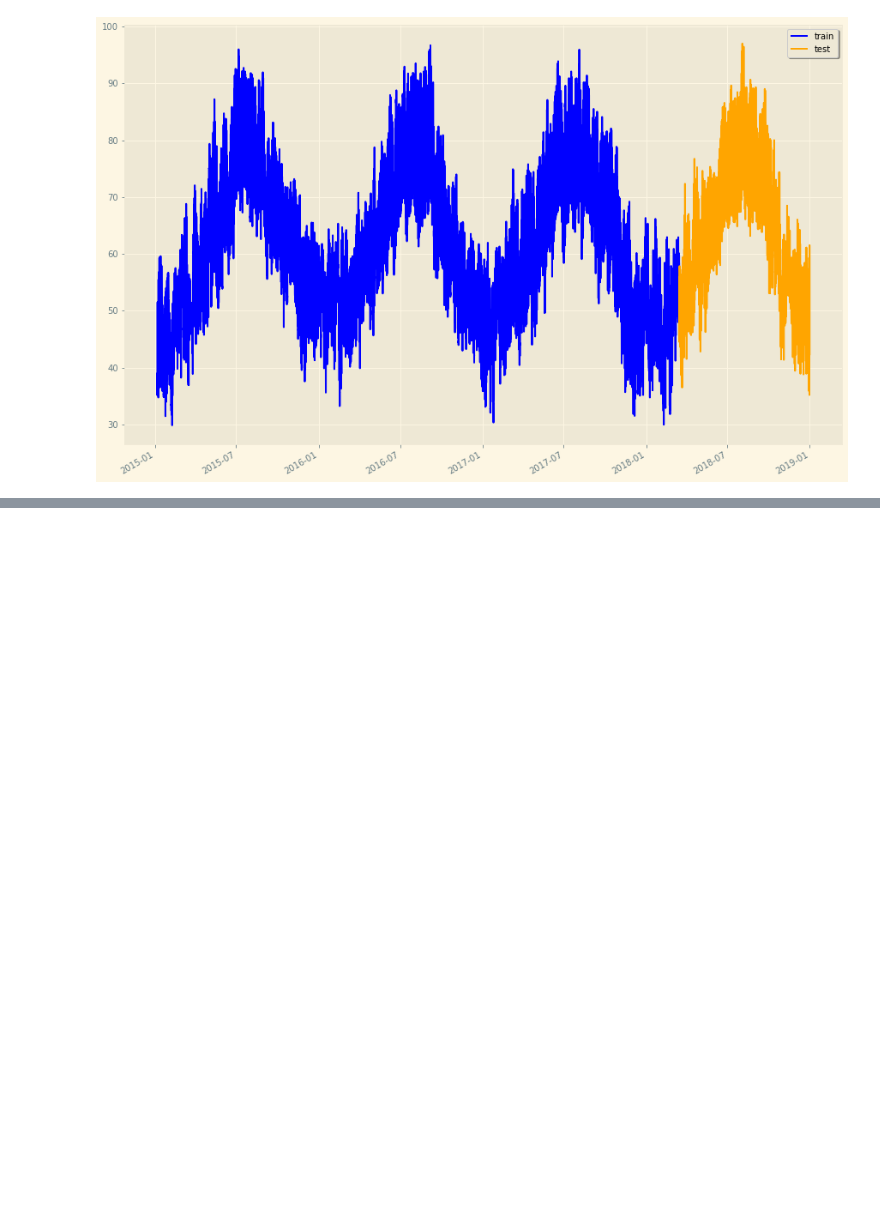
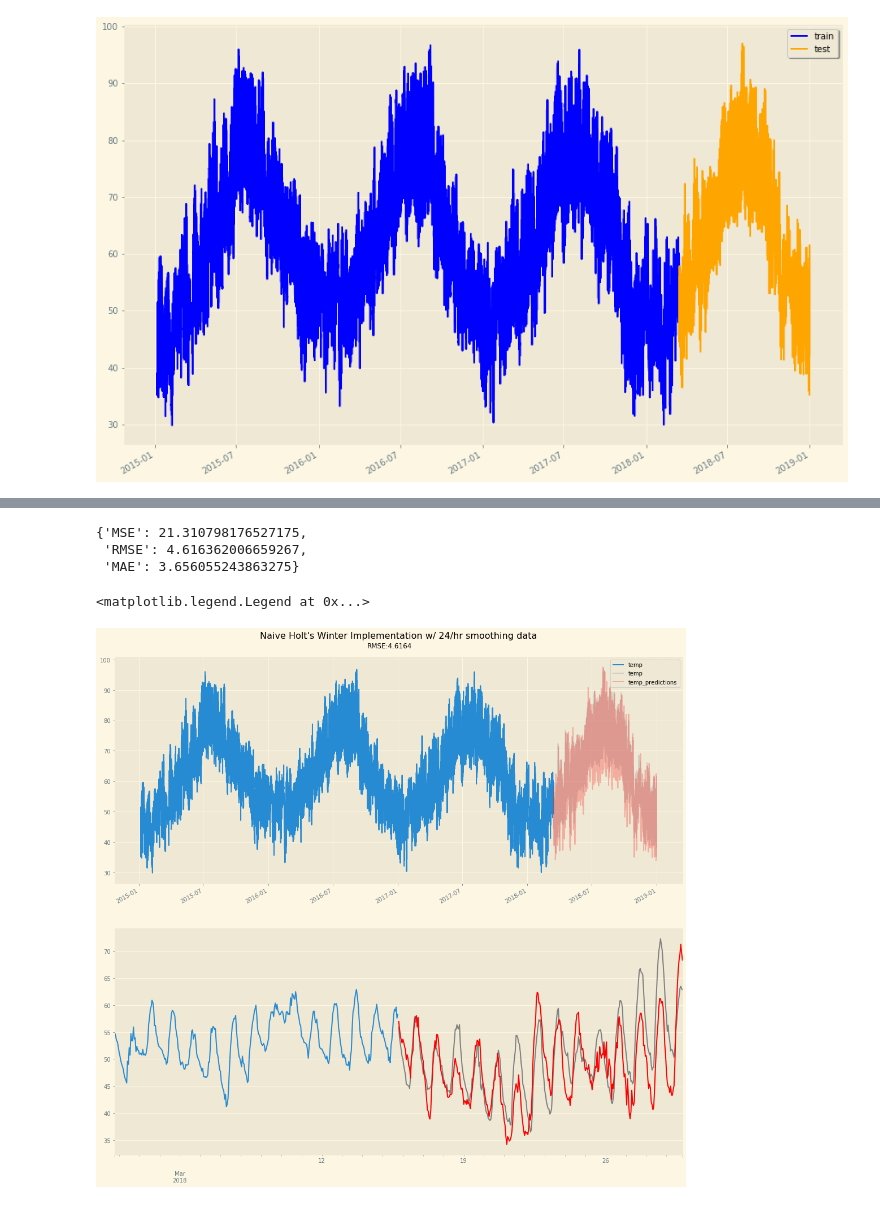
Before and after one commit to KishenSharma6/SpainEnergyAnalysis, a Jupyter notebook: Project Codes/04_Modeling/2020_0513_Temperature_Modeling.ipynb, the cells around one changed output, grey strips where cells are left out. Cells and saved outputs as stored; diff of their text form; code cells hidden in the pictures; blank space fills up the shorter version.

```diff
--- a/Project Codes/04_Modeling/2020_0513_Temperature_Modeling.ipynb
+++ b/Project Codes/04_Modeling/2020_0513_Temperature_Modeling.ipynb
@@ -89,0 +165,9 @@ also need to calculte metrics
+# %%
+hw_results = test[['temp','temp_deseasoned1']]
+# %%
+hw_results['hw_pred_deseasoned'] = pred
+# %%
+#Add deasoning by reversing diff(24)
+hw_results['temp_predictions'] = hw_results.hw_pred_deseasoned + (hw_results.temp - hw_results.temp_deseasoned1)
+
+hw_results.head()
@@ -89,0 +182,24 @@ also need to calculte metrics
+# %%
+results = model_performance(hw_results.temp_predictions,hw_evaluation.temp)
+results
+# %% [output]
+{'MSE': 21.310798176527175,
+ 'RMSE': 4.616362006659267,
+ 'MAE': 3.656055243863275}
+# %%
+f,ax = plt.subplots(2,1,figsize = (18,18))
+
+timeseries_plot(train.temp[:], ax=ax[0])
+timeseries_plot(hw_results.temp[:],alpha=.25,color = 'grey', ax=ax[0])
+timeseries_plot(hw_results.temp_predictions[:],color = 'r', alpha=.25, ax=ax[0])
+
+timeseries_plot(train.temp[-24*7*2:], ax=ax[1])
+timeseries_plot(hw_results.temp[:24*7*2],color = 'grey', ax=ax[1])
+timeseries_plot(hw_results.temp_predictions[:24*7*2],color = 'r', ax=ax[1])
+
+ax[0].set_title('Naive Holt\'s Winter Implementation w/ 24/hr smoothing data', pad = 33)
+f.suptitle('RMSE:{}'.format(round(results['RMSE'],4)), y=.9)
+ax[0].legend()
+# %% [output]
+<matplotlib.legend.Legend at 0x...>
+[figure, added]
```
Also changed, not shown: parts of 25 cells of this notebook.
